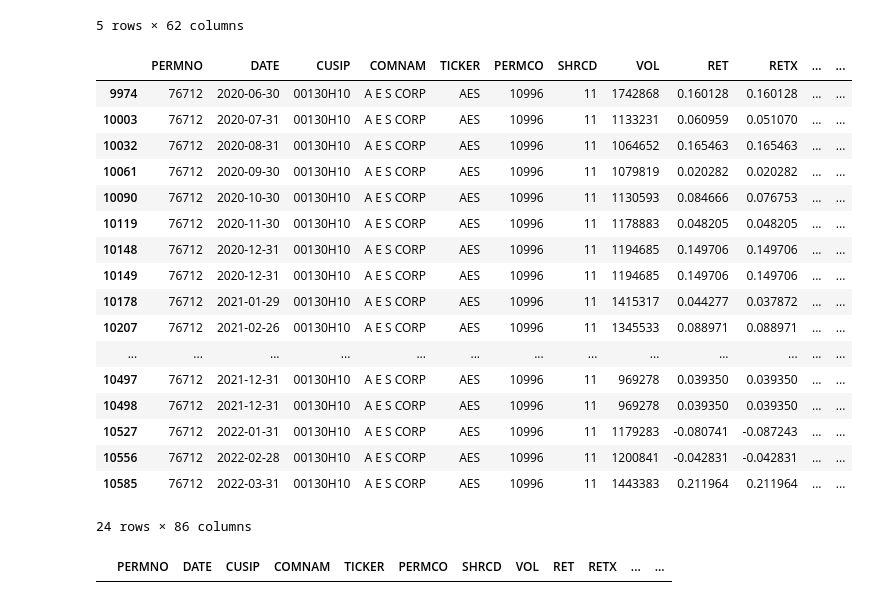
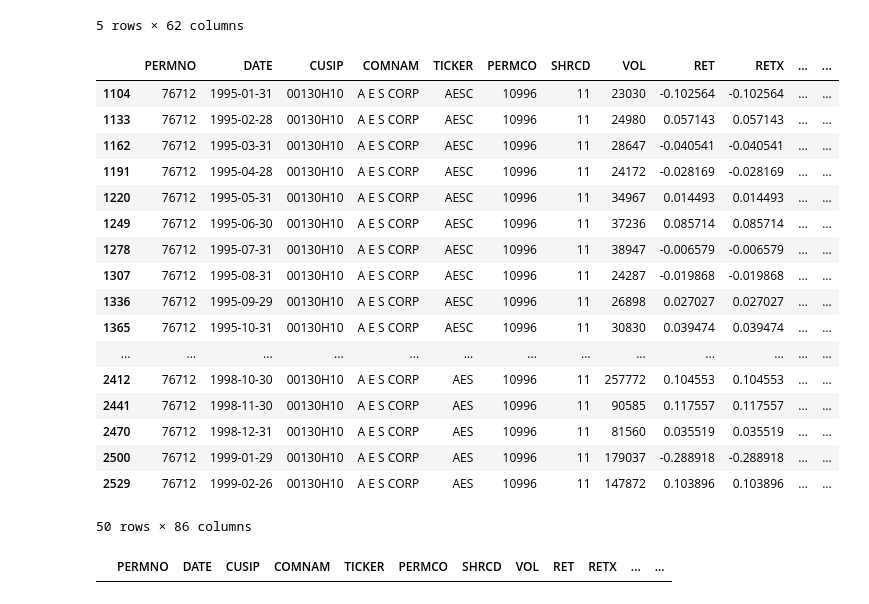
Before and after one commit to tsherman181/FIN427P1, a Jupyter notebook: FIN 427 Project 1.ipynb, the cells around one changed output. Drawn from its saved outputs; the diff is of its cells as text; code cells hidden in the pictures.

```diff
--- a/FIN 427 Project 1.ipynb
+++ b/FIN 427 Project 1.ipynb
@@ -201,32 +204,32 @@ df['datadate'] = pd.to_datetime(df['datadate'])
 df['cusip'] = df['cusip8']
 df_returns['cusip'] = df_returns['CUSIP']
 # %%
-out = df_returns.merge(df, how='left', on=['cusip']).query('datadate.between(PREYEARMONTH, DATE)')
+out = df_returns.merge(df, how='left', on=['cusip']).query('datadate.between(PREYEARMONTH, DATE, inclusive="left")')
 # %%
 #out.head()
 import datetime
 out_specific = out[out['CUSIP'] == '00130H10']
-out_specific.tail(24)
+out_specific.head(50)
 #print(type(out_specific['DATE'].iloc[0]))
 # %% [output]
 |  | PERMNO | DATE | CUSIP | COMNAM | TICKER | PERMCO | SHRCD | VOL | RET | RETX | ... | ... |
-| 9974 | 76712 | 2020-06-30 | 00130H10 | A E S CORP | AES | 10996 | 11 | 1742868 | 0.160128 | 0.160128 | ... | ... |
-| 10003 | 76712 | 2020-07-31 | 00130H10 | A E S CORP | AES | 10996 | 11 | 1133231 | 0.060959 | 0.051070 | ... | ... |
-| 10032 | 76712 | 2020-08-31 | 00130H10 | A E S CORP | AES | 10996 | 11 | 1064652 | 0.165463 | 0.165463 | ... | ... |
-| 10061 | 76712 | 2020-09-30 | 00130H10 | A E S CORP | AES | 10996 | 11 | 1079819 | 0.020282 | 0.020282 | ... | ... |
-| 10090 | 76712 | 2020-10-30 | 00130H10 | A E S CORP | AES | 10996 | 11 | 1130593 | 0.084666 | 0.076753 | ... | ... |
-| 10119 | 76712 | 2020-11-30 | 00130H10 | A E S CORP | AES | 10996 | 11 | 1178883 | 0.048205 | 0.048205 | ... | ... |
-| 10148 | 76712 | 2020-12-31 | 00130H10 | A E S CORP | AES | 10996 | 11 | 1194685 | 0.149706 | 0.149706 | ... | ... |
-| 10149 | 76712 | 2020-12-31 | 00130H10 | A E S CORP | AES | 10996 | 11 | 1194685 | 0.149706 | 0.149706 | ... | ... |
-| 10178 | 76712 | 2021-01-29 | 00130H10 | A E S CORP | AES | 10996 | 11 | 1415317 | 0.044277 | 0.037872 | ... | ... |
-| 10207 | 76712 | 2021-02-26 | 00130H10 | A E S CORP | AES | 10996 | 11 | 1345533 | 0.088971 | 0.088971 | ... | ... |
+| 1104 | 76712 | 1995-01-31 | 00130H10 | A E S CORP | AESC | 10996 | 11 | 23030 | -0.102564 | -0.102564 | ... | ... |
+| 1133 | 76712 | 1995-02-28 | 00130H10 | A E S CORP | AESC | 10996 | 11 | 24980 | 0.057143 | 0.057143 | ... | ... |
+| 1162 | 76712 | 1995-03-31 | 00130H10 | A E S CORP | AESC | 10996 | 11 | 28647 | -0.040541 | -0.040541 | ... | ... |
+| 1191 | 76712 | 1995-04-28 | 00130H10 | A E S CORP | AESC | 10996 | 11 | 24172 | -0.028169 | -0.028169 | ... | ... |
+| 1220 | 76712 | 1995-05-31 | 00130H10 | A E S CORP | AESC | 10996 | 11 | 34967 | 0.014493 | 0.014493 | ... | ... |
+| 1249 | 76712 | 1995-06-30 | 00130H10 | A E S CORP | AESC | 10996 | 11 | 37236 | 0.085714 | 0.085714 | ... | ... |
+| 1278 | 76712 | 1995-07-31 | 00130H10 | A E S CORP | AESC | 10996 | 11 | 38947 | -0.006579 | -0.006579 | ... | ... |
+| 1307 | 76712 | 1995-08-31 | 00130H10 | A E S CORP | AESC | 10996 | 11 | 24287 | -0.019868 | -0.019868 | ... | ... |
+| 1336 | 76712 | 1995-09-29 | 00130H10 | A E S CORP | AESC | 10996 | 11 | 26898 | 0.027027 | 0.027027 | ... | ... |
+| 1365 | 76712 | 1995-10-31 | 00130H10 | A E S CORP | AESC | 10996 | 11 | 30830 | 0.039474 | 0.039474 | ... | ... |
 | ... | ... | ... | ... | ... | ... | ... | ... | ... | ... | ... | ... | ... |
-| 10497 | 76712 | 2021-12-31 | 00130H10 | A E S CORP | AES | 10996 | 11 | 969278 | 0.039350 | 0.039350 | ... | ... |
-| 10498 | 76712 | 2021-12-31 | 00130H10 | A E S CORP | AES | 10996 | 11 | 969278 | 0.039350 | 0.039350 | ... | ... |
-| 10527 | 76712 | 2022-01-31 | 00130H10 | A E S CORP | AES | 10996 | 11 | 1179283 | -0.080741 | -0.087243 | ... | ... |
-| 10556 | 76712 | 2022-02-28 | 00130H10 | A E S CORP | AES | 10996 | 11 | 1200841 | -0.042831 | -0.042831 | ... | ... |
-| 10585 | 76712 | 2022-03-31 | 00130H10 | A E S CORP | AES | 10996 | 11 | 1443383 | 0.211964 | 0.211964 | ... | ... |
+| 2412 | 76712 | 1998-10-30 | 00130H10 | A E S CORP | AES | 10996 | 11 | 257772 | 0.104553 | 0.104553 | ... | ... |
+| 2441 | 76712 | 1998-11-30 | 00130H10 | A E S CORP | AES | 10996 | 11 | 90585 | 0.117557 | 0.117557 | ... | ... |
+| 2470 | 76712 | 1998-12-31 | 00130H10 | A E S CORP | AES | 10996 | 11 | 81560 | 0.035519 | 0.035519 | ... | ... |
+| 2500 | 76712 | 1999-01-29 | 00130H10 | A E S CORP | AES | 10996 | 11 | 179037 | -0.288918 | -0.288918 | ... | ... |
+| 2529 | 76712 | 1999-02-26 | 00130H10 | A E S CORP | AES | 10996 | 11 | 147872 | 0.103896 | 0.103896 | ... | ... |
-24 rows × 86 columns
+50 rows × 86 columns
 # %%
 out_specific = out_specific.iloc[pd.DatetimeIndex(out_specific['DATE']).indexer_between_time(datetime.time(8,20,0),
                                                              datetime.time(8,27,0))]
```
Also changed, not shown: parts of 5 cells of this notebook, 1 other file.
